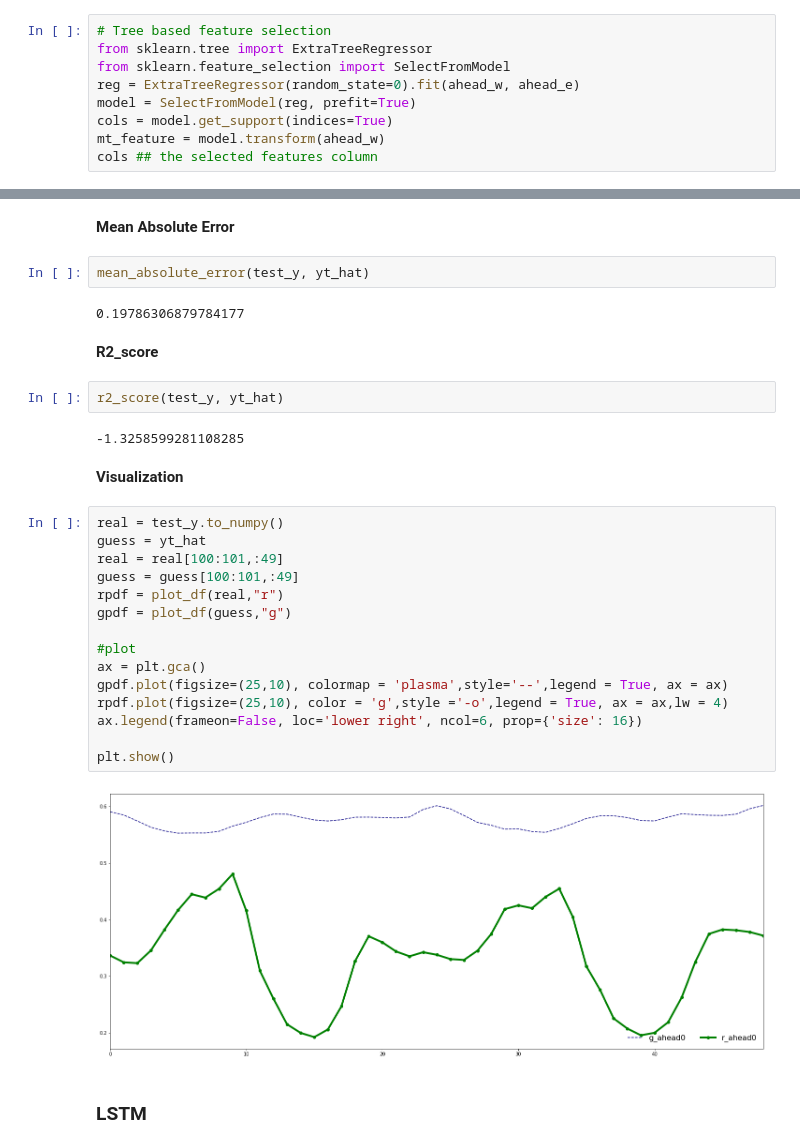
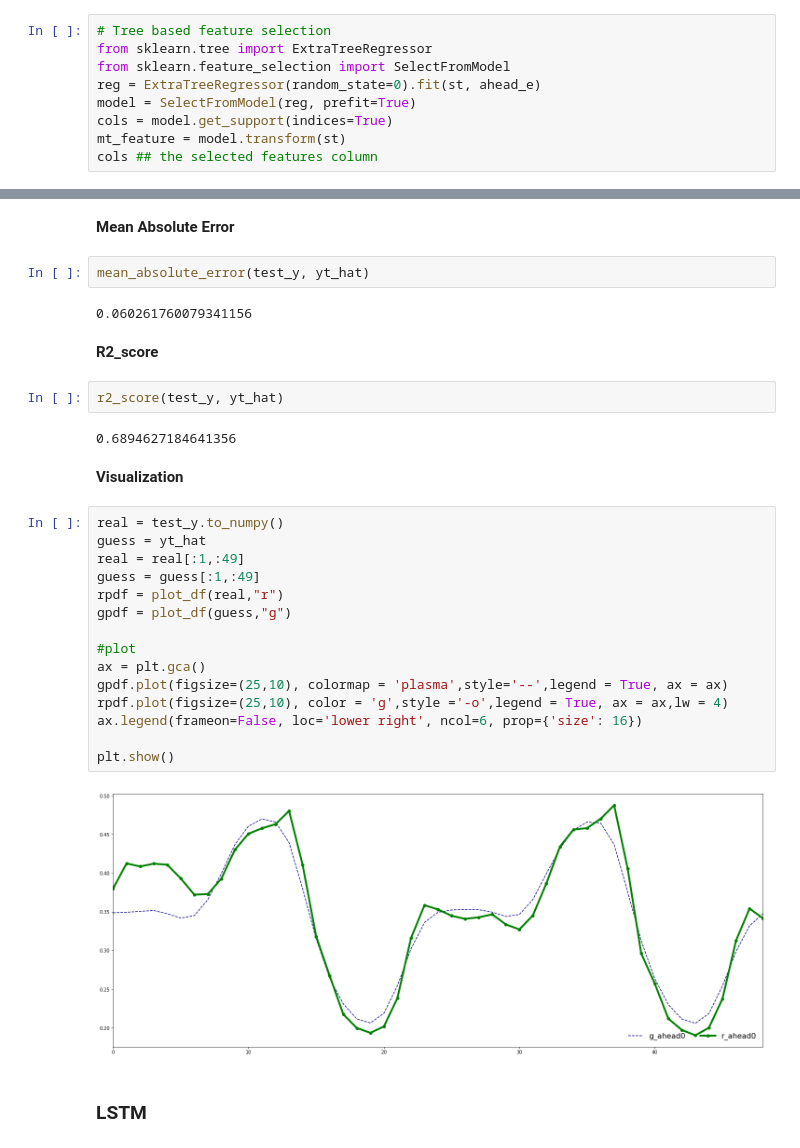
Before and after one commit to charlesfu4/MT, a Jupyter notebook: hourly_forecast.ipynb, the cells around one changed output, grey strips where cells are left out. Cells and saved outputs as stored; diff of their text form.

```diff
--- a/hourly_forecast.ipynb
+++ b/hourly_forecast.ipynb
@@ -188,9 +188,9 @@ mt = mmscaler_m.transform(multi_train)
 # Tree based feature selection
 from sklearn.tree import ExtraTreeRegressor
 from sklearn.feature_selection import SelectFromModel
-reg = ExtraTreeRegressor(random_state=0).fit(ahead_w, ahead_e)
+reg = ExtraTreeRegressor(random_state=0).fit(st, ahead_e)
 model = SelectFromModel(reg, prefit=True)
 cols = model.get_support(indices=True)
-mt_feature = model.transform(ahead_w)
+mt_feature = model.transform(st)
 cols ## the selected features column
 # %% [output]
@@ -384,32 +384,32 @@ mean_squared_error(test_y, yt_hat)
 # %%
 mean_absolute_error(test_y, yt_hat)
 # %% [output]
-0.19786306879784177
+0.060261760079341156
 # %% [markdown]
 **R2_score**
 # %%
 r2_score(test_y, yt_hat)
 # %% [output]
--1.3258599281108285
+0.6894627184641356
 # %% [markdown]
 **Visualization**
 # %%
 real = test_y.to_numpy()
 guess = yt_hat
-real = real[100:101,:49]
-guess = guess[100:101,:49]
+real = real[:1,:49]
+guess = guess[:1,:49]
 rpdf = plot_df(real,"r")
 gpdf = plot_df(guess,"g")
 
 #plot
 ax = plt.gca()
 gpdf.plot(figsize=(25,10), colormap = 'plasma',style='--',legend = True, ax = ax)
 rpdf.plot(figsize=(25,10), color = 'g',style ='-o',legend = True, ax = ax,lw = 4)
 ax.legend(frameon=False, loc='lower right', ncol=6, prop={'size': 16})
 
 plt.show()
 # %% [output]
-[figure, old version]
+[figure, new version]
 # %% [markdown]
 ### LSTM
 # %%
```
Also changed, not shown: parts of 6 cells of this notebook.
